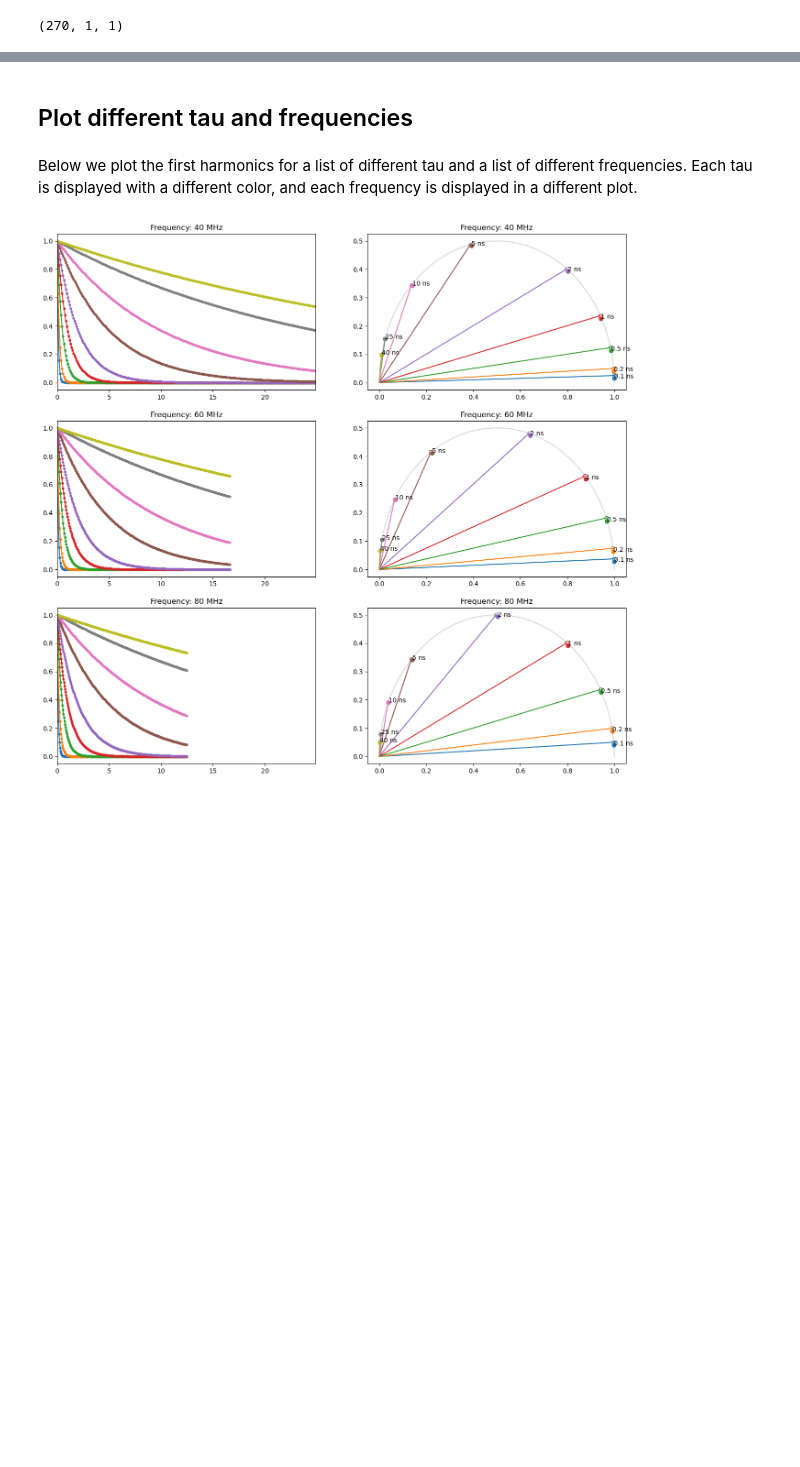
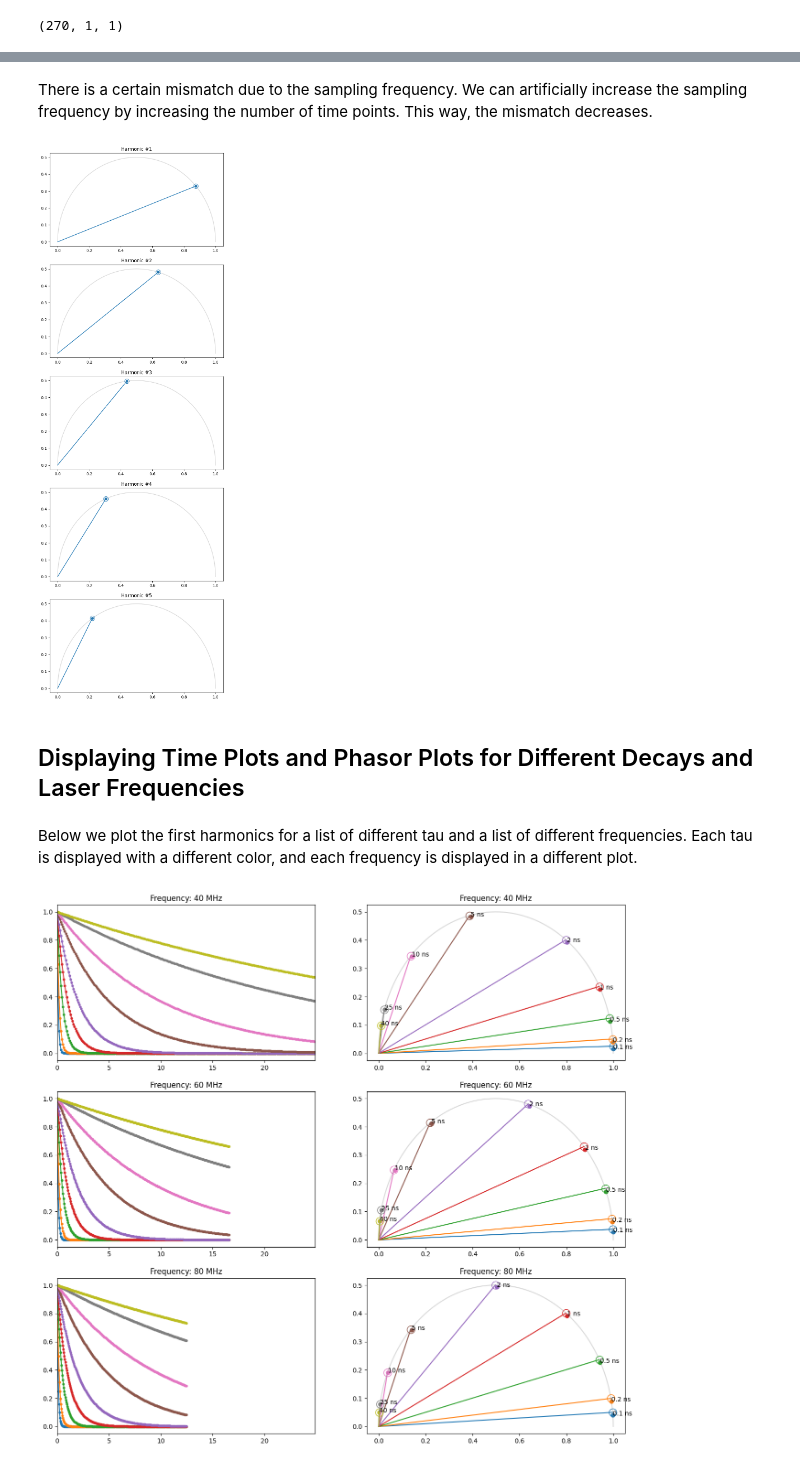
Before and after one commit to zoccoler/FLIM_analysis, a Jupyter notebook: notebooks/Phasor_plot_Synthetic.ipynb, the cells around one changed output, grey strips where cells are left out. Saved outputs shown, nothing was run; the diff lists cells and outputs as text; code cells hidden in the pictures; blank space fills up the shorter version.

```diff
--- a/notebooks/Phasor_plot_Synthetic.ipynb
+++ b/notebooks/Phasor_plot_Synthetic.ipynb
@@ -59,5 +76,25 @@ for i in range(number_of_harmonics):
+# %% [markdown]
+There is a certain mismatch due to the sampling frequency. We can artificially increase the sampling frequency by increasing the number of time points. This way, the mismatch decreases.
+# %%
+number_of_time_points = 27000
+time_array = create_time_array(laser_frequency, number_of_time_points)
+
+flim_data = make_synthetic_flim_data(time_array, amplitude, tau)
+
+fig, ax = plt.subplots(number_of_harmonics, 1, figsize=(8, number_of_harmonics*5))
+for i in range(number_of_harmonics):
+    g, s, dc = get_phasor_components(flim_data, harmonic = i+1)
+    x = np.ravel(g)
+    y = np.ravel(s)
+    add_phasor_circle(ax[i])
+    ax[i].scatter(x, y)
+    title = 'Harmonic #' + str(i+1)
+    ax[i].set_title(title)
+    add_tau_lines(ax[i], tau, (i+1)*laser_frequency)
+# %% [output]
+[figure, added]
 # %% [markdown]
-## Plot different tau and frequencies
+## Displaying Time Plots and Phasor Plots for Different Decays and Laser Frequencies
 # %% [markdown]
 Below we plot the first harmonics for a list of different tau and a list of different frequencies. Each tau is displayed with a different color, and each frequency is displayed in a different plot.
 # %%
```
Also changed, not shown: parts of 12 cells of this notebook, 2 other files.
